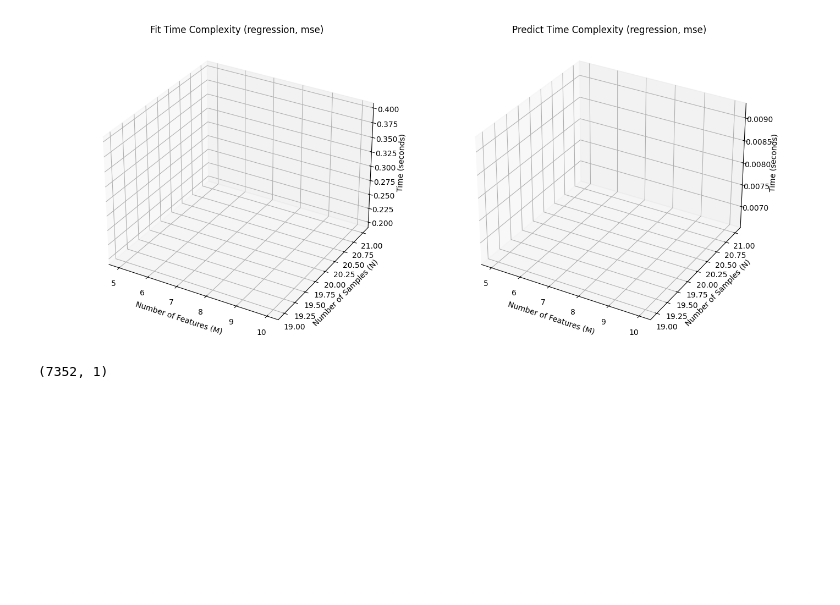
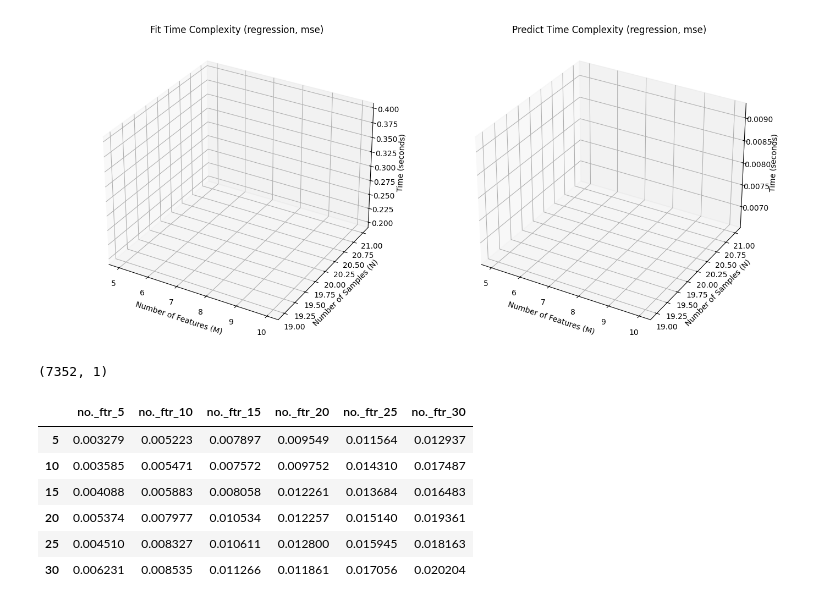
Before and after one commit to hem436/Mtech, a Jupyter notebook: Machine Learning/es335-25-fall-assignment-1/assignment_ignore.ipynb, the cells around one changed output. Cells and saved outputs as stored; diff of their text form; code cells hidden in the pictures; blank space fills up the shorter version.

```diff
--- a/Machine Learning/es335-25-fall-assignment-1/assignment.ipynb
+++ b/Machine Learning/es335-25-fall-assignment-1/assignment_ignore.ipynb
@@ -373,0 +507,13 @@ pd.read_csv("human+activity+recognition+using+smartphones\\UCI HAR Dataset\\trai
+# %%
+import pandas as pd
+N_values = [5,10,15,20,25,30]
+M_values = [5,10,15,20,25,30]
+pd.DataFrame(dido_predict_time,columns=["no._ftr_"+str(i) for i in M_values],index=N_values)
+# %% [output]
+|  | no._ftr_5 | no._ftr_10 | no._ftr_15 | no._ftr_20 | no._ftr_25 | no._ftr_30 |
+| 5 | 0.003279 | 0.005223 | 0.007897 | 0.009549 | 0.011564 | 0.012937 |
+| 10 | 0.003585 | 0.005471 | 0.007572 | 0.009752 | 0.014310 | 0.017487 |
+| 15 | 0.004088 | 0.005883 | 0.008058 | 0.012261 | 0.013684 | 0.016483 |
+| 20 | 0.005374 | 0.007977 | 0.010534 | 0.012257 | 0.015140 | 0.019361 |
+| 25 | 0.004510 | 0.008327 | 0.010611 | 0.012800 | 0.015945 | 0.018163 |
+| 30 | 0.006231 | 0.008535 | 0.011266 | 0.011861 | 0.017056 | 0.020204 |
```
Also changed, not shown: parts of 2 cells of this notebook, 24 other files.
